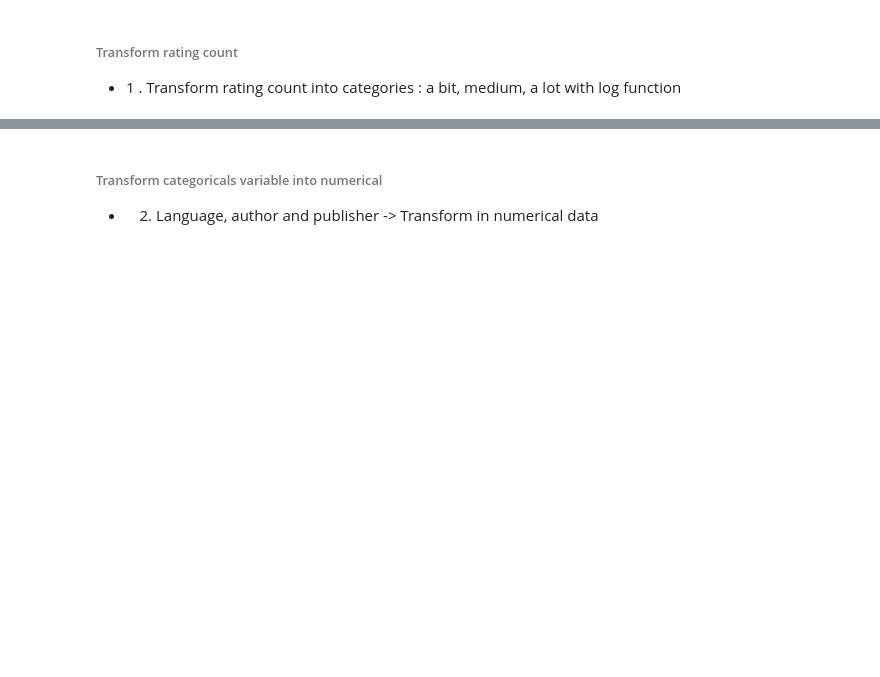
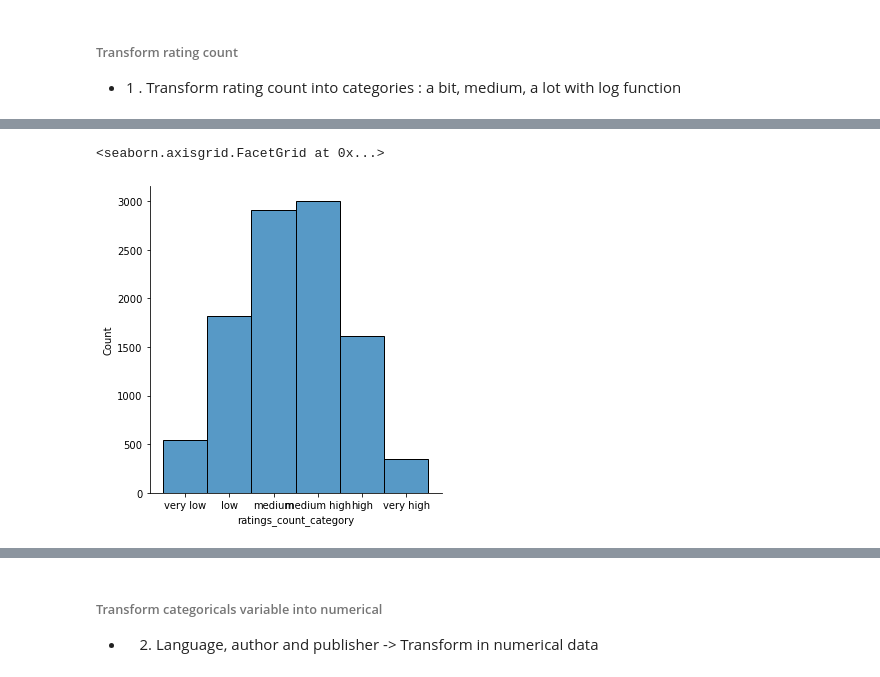
Before and after one commit to dcarriel-dsti/BookRatingML, a Jupyter notebook: Cleaning Ops from Excel.ipynb, the cells around one changed output, grey strips where cells are left out. Saved outputs shown, nothing was run; the diff lists cells and outputs as text; code cells hidden in the pictures; blank space fills up the shorter version.

```diff
--- a/Cleaning Ops from Excel.ipynb
+++ b/Cleaning Ops from Excel.ipynb
@@ -995,0 +1253,11 @@ memory usage: 2.1+ MB
+# %%
+# Define the bins using logarithmic scale
+# since the distribution of the ratings_count_updt column is highly skewed,
+# using logarithmic bins is a good choice for creating more evenly distributed categories.
+bins = [-1, np.log10(10), np.log10(100), np.log10(1000), np.log10(10000), np.log10(100000), np.inf]
+# %%
+# Define the labels for each category
+labels = ['very low', 'low', 'medium', 'medium high', 'high', 'very high']
+# %%
+# Use pandas cut() function to categorize the values creating a new column with the category labels based on the log_ratings_count_updt column
+df['ratings_count_category'] = pd.cut(df['log_ratings_count'], bins=bins, labels=labels)
@@ -995,0 +1274,5 @@ memory usage: 2.1+ MB
+# %%
+sns.displot(df.ratings_count_category)
+# %% [output]
+<seaborn.axisgrid.FacetGrid at 0x...>
+[figure, added]
```
Also changed, not shown: parts of 90 cells of this notebook.
